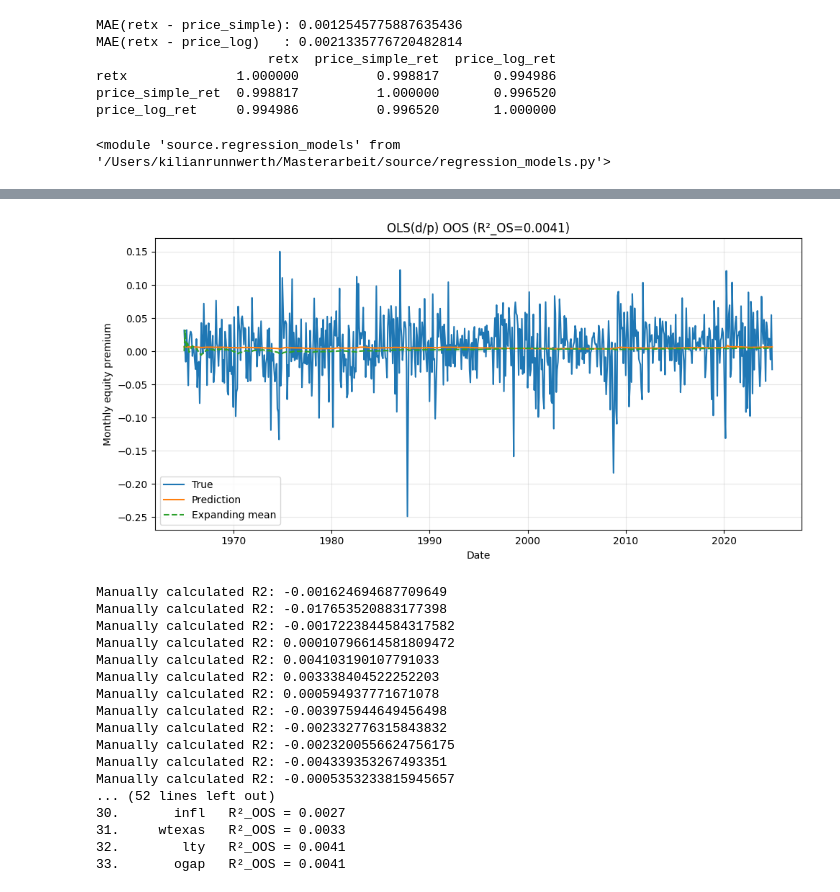
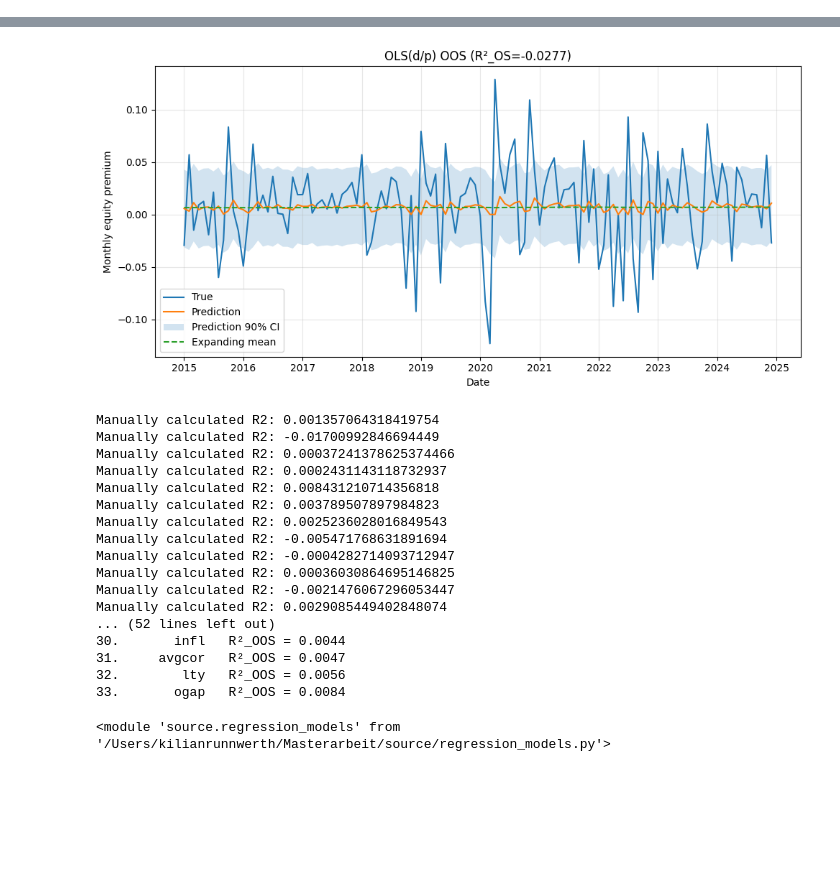
Before and after one commit to KiliTili/Masterarbeit, a Jupyter notebook: Notebooks/Benchmark/modelling_regression.ipynb, the cells around one changed output, grey strips where cells are left out. Cells and saved outputs as stored; diff of their text form; code cells hidden in the pictures; blank space fills up the shorter version.

```diff
--- a/Notebooks/Benchmark/modelling_regression.ipynb
+++ b/Notebooks/Benchmark/modelling_regression.ipynb
@@ -5,43 +5,13 @@ import os, sys
 sys.path.insert(0, os.path.abspath('../..'))
 import source.data_preparation as dp
 import source.regression_models as modl
-data = dp.prepare_data(uselog=True)
+data = dp.prepare_data(uselog=False)
-# %%
-df = pd.read_excel("../../Data/GoyalAndWelch.xlsx", sheet_name="Monthly")
-df["date"] = pd.to_datetime(df["yyyymm"], format="%Y%m")
-df = df.set_index("date").sort_index()
-
-price_simple = df["price"]/df["price"].shift(1) - 1
-price_log    = np.log(df["price"]/df["price"].shift(1))
-
-tmp = pd.concat([df["retx"], price_simple, price_log], axis=1).dropna()
-tmp.columns = ["retx", "price_simple_ret", "price_log_ret"]
-
-print("MAE(retx - price_simple):", (tmp["retx"]-tmp["price_simple_ret"]).abs().mean())
-print("MAE(retx - price_log)   :", (tmp["retx"]-tmp["price_log_ret"]).abs().mean())
-print(tmp.corr())
-# %% [output]
-MAE(retx - price_simple): 0.0012545775887635436
-MAE(retx - price_log)   : 0.0021335776720482814
-                      retx  price_simple_ret  price_log_ret
-retx              1.000000          0.998817       0.994986
-price_simple_ret  0.998817          1.000000       0.996520
-price_log_ret     0.994986          0.996520       1.000000
-# %%
-from importlib import reload
-reload(modl)
-# %% [output]
-<module 'source.regression_models' from '/Users/kilianrunnwerth/Masterarbeit/source/regression_models.py'>
-# %%
-data = data.loc[: "2021-12-01"]
 # %%
-r2_o,stats, y_true_o, y_pred_o, dates_o = modl.ols_oos(data, variables=("ogap",), start_oos="1965-01-01", mode="mean", ct_cutoff =True)
-print(r2_o)
-print(stats)
+r2_o,stats, y_true_o, y_pred_o, dates_o,y_lower,y_upper,HA_OLS = modl.ols_oos(data, variables=("equity_premium",), start_oos="2015-01-01", ct_cutoff =True, quiet =True, model_name="OLS(d/p)", ci= 0.5)
+
 modl.plot_oos(
-    y_true_o, y_pred_o, dates=dates_o,
+    y_true_o, y_pred_o,HA_OLS, y_lower=y_lower,y_upper=y_upper, dates=dates_o,
     title=f"OLS(d/p) OOS (R²_OS={r2_o:.4f})",
     ylabel="Monthly equity premium",
-    mode = "mean"
 )
 # %% [output]
@@ -65,4 +19,4 @@ Manually calculated R2: 0.004103190107791033
-[figure, old version]
+[figure, new version]
 # %%
 # Pick the monthly variables you actually have in `data`:
 monthly_vars = [
@@ -82,21 +36,26 @@ ranking = modl.rank_monthly_predictors(
       ct_cutoff=True,
 )
 # %% [output]
-Manually calculated R2: -0.001624694687709649
-Manually calculated R2: -0.017653520883177398
-Manually calculated R2: -0.0017223844584317582
-Manually calculated R2: 0.00010796614581809472
-Manually calculated R2: 0.004103190107791033
-Manually calculated R2: 0.003338404522252203
-Manually calculated R2: 0.000594937771671078
-Manually calculated R2: -0.003975944649456498
-Manually calculated R2: -0.002332776315843832
-Manually calculated R2: -0.0023200556624756175
-Manually calculated R2: -0.004339353267493351
-Manually calculated R2: -0.0005353233815945657
+Manually calculated R2: 0.001357064318419754
+Manually calculated R2: -0.01700992846694449
+Manually calculated R2: 0.00037241378625374466
+Manually calculated R2: 0.0002431143118732937
+Manually calculated R2: 0.008431210714356818
+Manually calculated R2: 0.003789507897984823
+Manually calculated R2: 0.0025236028016849543
+Manually calculated R2: -0.005471768631891694
+Manually calculated R2: -0.0004282714093712947
+Manually calculated R2: 0.00036030864695146825
+Manually calculated R2: -0.0021476067296053447
+Manually calculated R2: 0.0029085449402848074
 ... (52 lines left out)
-30.       infl   R²_OOS = 0.0027
-31.     wtexas   R²_OOS = 0.0033
-32.        lty   R²_OOS = 0.0041
-33.       ogap   R²_OOS = 0.0041
+30.       infl   R²_OOS = 0.0044
+31.     avgcor   R²_OOS = 0.0047
+32.        lty   R²_OOS = 0.0056
+33.       ogap   R²_OOS = 0.0084
+# %%
+from importlib import reload
+reload(modl)
+# %% [output]
+<module 'source.regression_models' from '/Users/kilianrunnwerth/Masterarbeit/source/regression_models.py'>
 # %%
```
Also changed, not shown: parts of 11 cells of this notebook, 2 other files.
